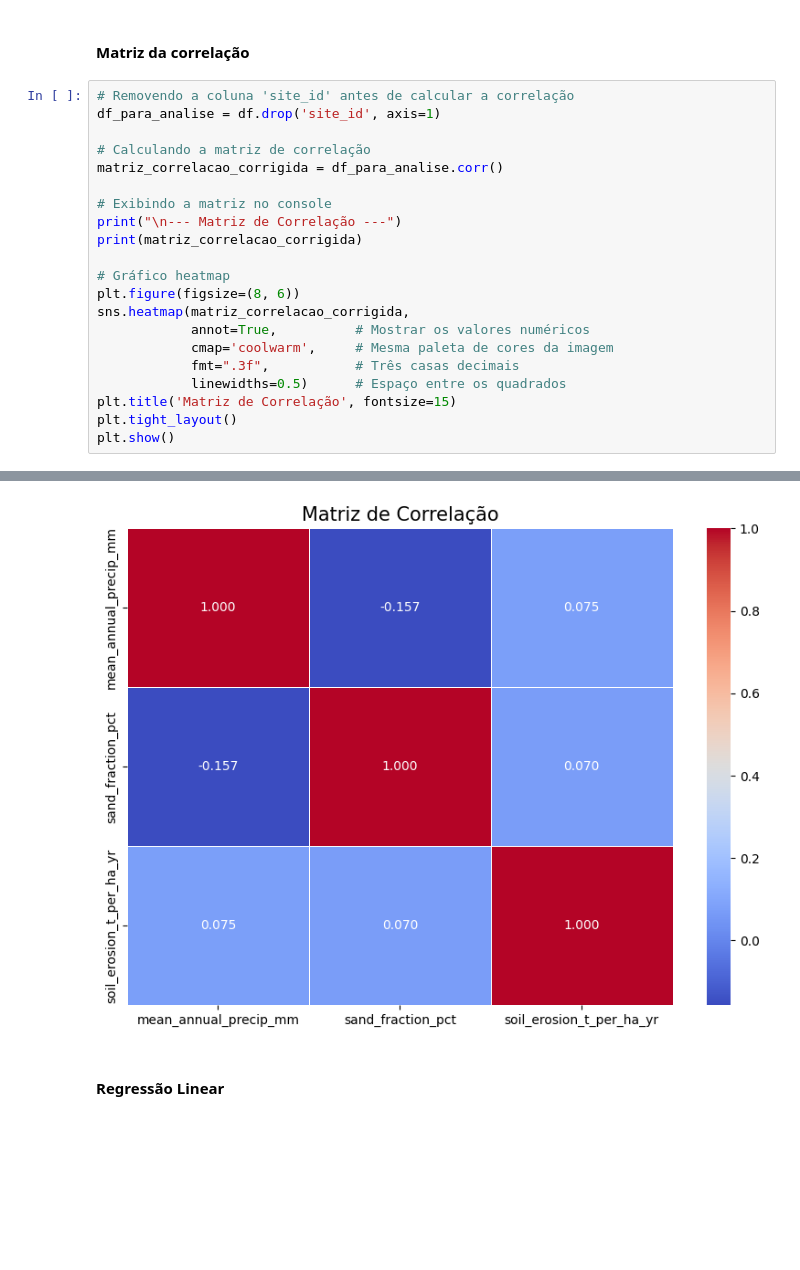
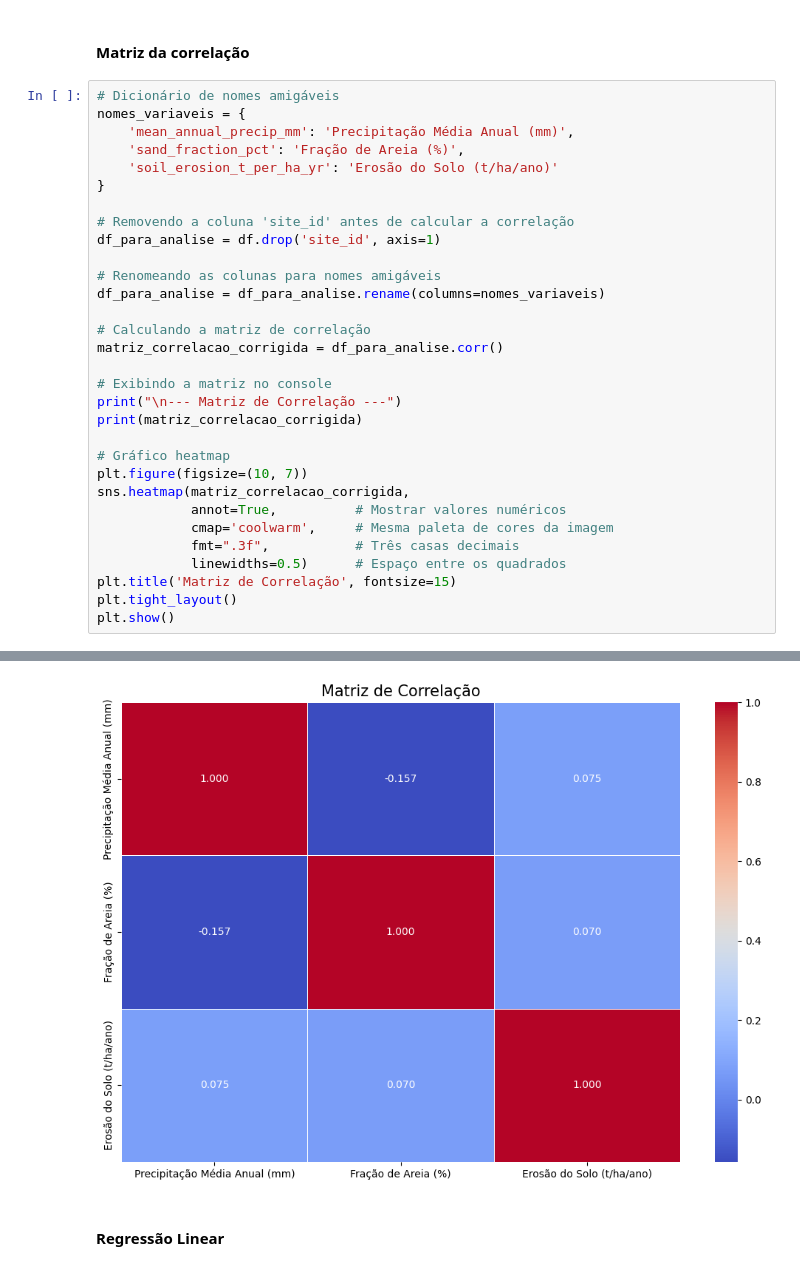
Before and after one commit to brunalobo/trabalho-estatistica-2025, a Jupyter notebook: estatistica_2025.ipynb, the cells around one changed output, grey strips where cells are left out. Cells and saved outputs as stored; diff of their text form; blank space fills up the shorter version.

```diff
--- a/estatistica_2025.ipynb
+++ b/estatistica_2025.ipynb
@@ -124,8 +140,18 @@ plt.show()
 # %% [markdown]
 #### Matriz da correlação
 # %%
+# Dicionário de nomes amigáveis
+nomes_variaveis = {
+    'mean_annual_precip_mm': 'Precipitação Média Anual (mm)',
+    'sand_fraction_pct': 'Fração de Areia (%)',
+    'soil_erosion_t_per_ha_yr': 'Erosão do Solo (t/ha/ano)'
+}
+
 # Removendo a coluna 'site_id' antes de calcular a correlação
 df_para_analise = df.drop('site_id', axis=1)
+
+# Renomeando as colunas para nomes amigáveis
+df_para_analise = df_para_analise.rename(columns=nomes_variaveis)
 
 # Calculando a matriz de correlação
 matriz_correlacao_corrigida = df_para_analise.corr()
@@ -135,9 +161,9 @@ print("\n--- Matriz de Correlação ---")
 print(matriz_correlacao_corrigida)
 
 # Gráfico heatmap
-plt.figure(figsize=(8, 6))
+plt.figure(figsize=(10, 7))
 sns.heatmap(matriz_correlacao_corrigida,
-            annot=True,          # Mostrar os valores numéricos
+            annot=True,          # Mostrar valores numéricos
             cmap='coolwarm',     # Mesma paleta de cores da imagem
             fmt=".3f",           # Três casas decimais
             linewidths=0.5)      # Espaço entre os quadrados
@@ -158,4 +184,4 @@ soil_erosion_t_per_ha_yr                  1.000000
-[figure, old version]
+[figure, new version]
 # %% [markdown]
 #### Regressão Linear
 # %%
```
Also changed, not shown: parts of 7 cells of this notebook, 2 other files.
